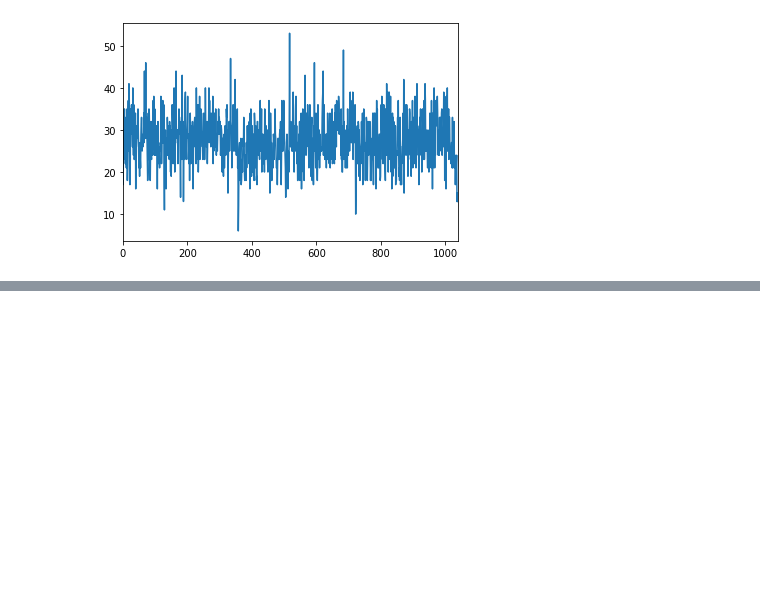
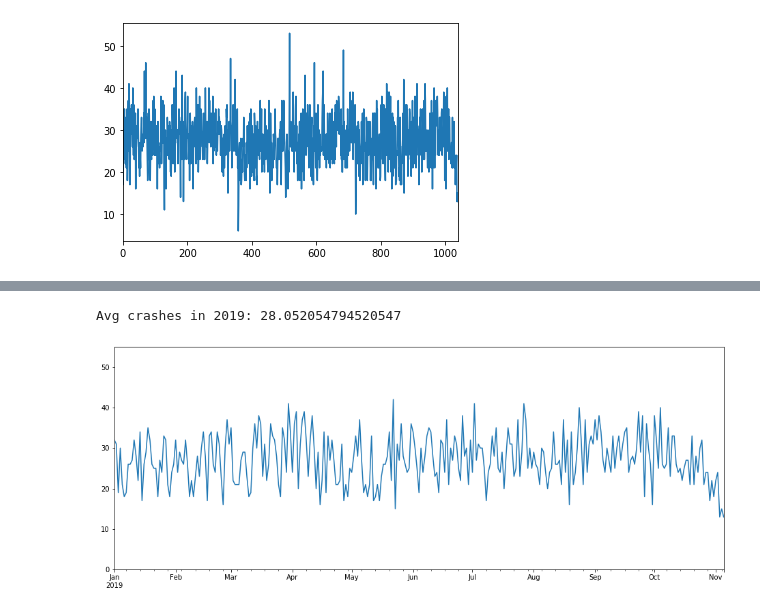
Before and after one commit to COGS108/group061, a Jupyter notebook: Final Project.ipynb, the cells around one changed output, grey strips where cells are left out. Drawn from its saved outputs; the diff is of its cells as text; code cells hidden in the pictures; blank space fills up the shorter version.

```diff
--- a/Final Project.ipynb
+++ b/Final Project.ipynb
@@ -227,0 +286,7 @@ crashes_per_day.plot(kind = 'line')
+# %%
+dates19.plot(kind='line', figsize=(16,6)).set_ylim(0,55)
+
+print("Avg crashes in 2019: " + str(np.mean(dates17)) + "\n")
+# %% [output]
+Avg crashes in 2019: 28.052054794520547
+[figure, added]
```
Also changed, not shown: parts of 3 cells of this notebook.
